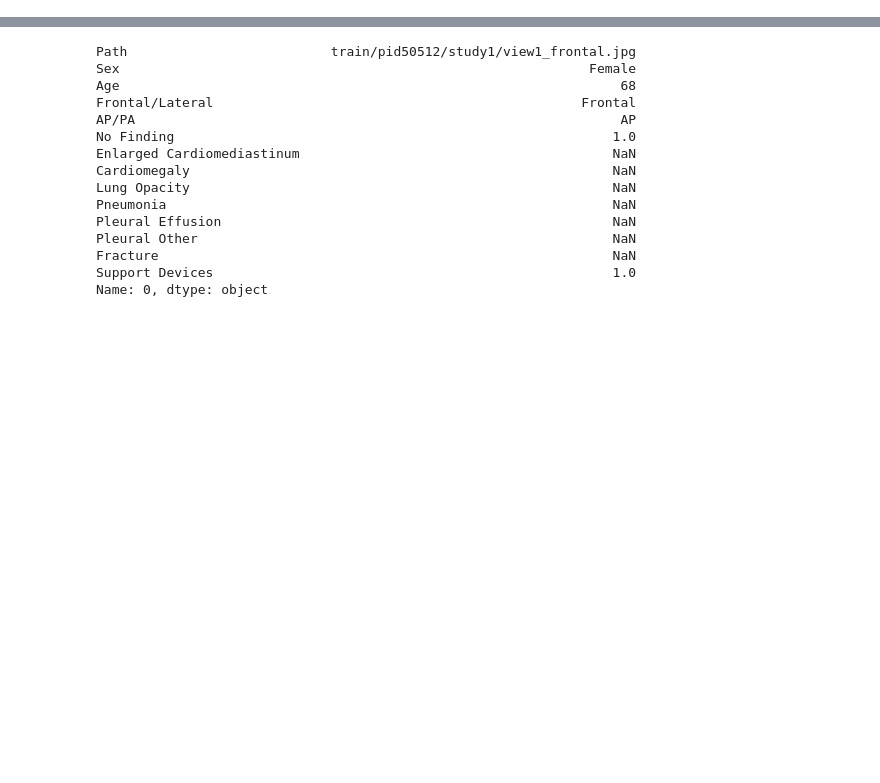
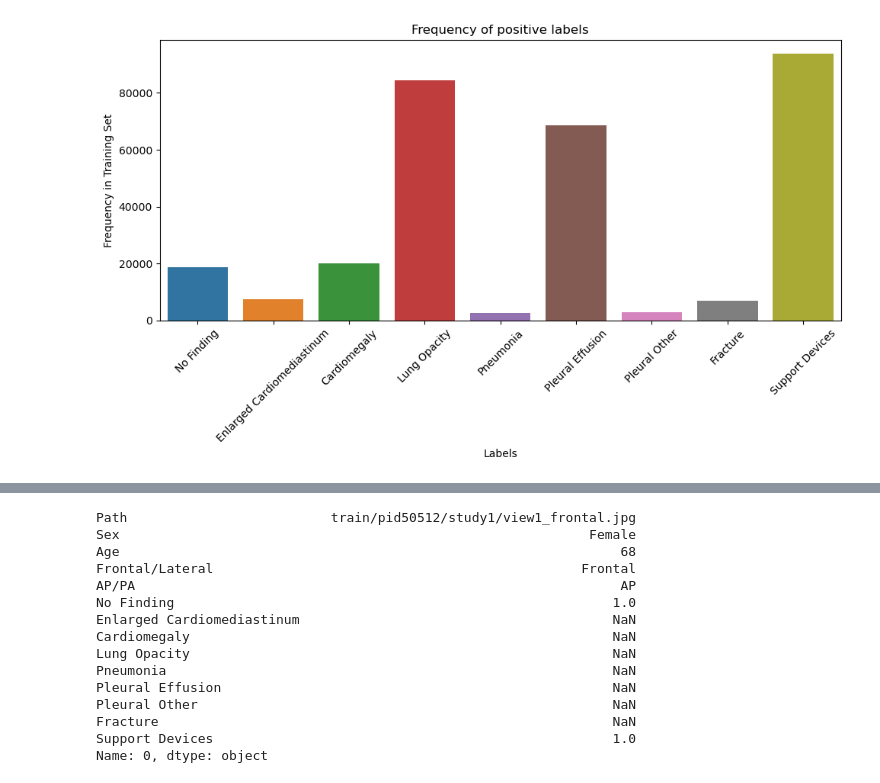
Before and after one commit to etmaca5/CS156b, a Jupyter notebook: data_analysis.ipynb, the cells around one changed output, grey strips where cells are left out. Drawn from its saved outputs; the diff is of its cells as text; code cells hidden in the pictures; blank space fills up the shorter version.

```diff
--- a/data_analysis.ipynb
+++ b/data_analysis.ipynb
@@ -32,0 +34,20 @@ labels
+# %%
+df_a = pd.read_csv("labels/labels.csv")
+labels_of_interest = ['No Finding', 'Enlarged Cardiomediastinum', 'Cardiomegaly', 'Lung Opacity', 'Pneumonia',
+                      'Pleural Effusion', 'Pleural Other', 'Fracture', 'Support Devices']
+df = df_a[labels_of_interest]
+
+
+label_counts = df.apply(lambda x: (x == 1.0).sum())
+
+# Plotting the bar chart
+plt.figure(figsize=(10, 6))
+sns.barplot(x=label_counts.index, y=label_counts.values)
+plt.title('Frequency of positive labels')
+plt.xlabel('Labels')
+plt.ylabel('Frequency in Training Set')
+plt.xticks(rotation=45)
+plt.tight_layout()
+plt.show()
+# %% [output]
+[figure, added]
```
Also changed, not shown: parts of 8 cells of this notebook, 11 other files.
